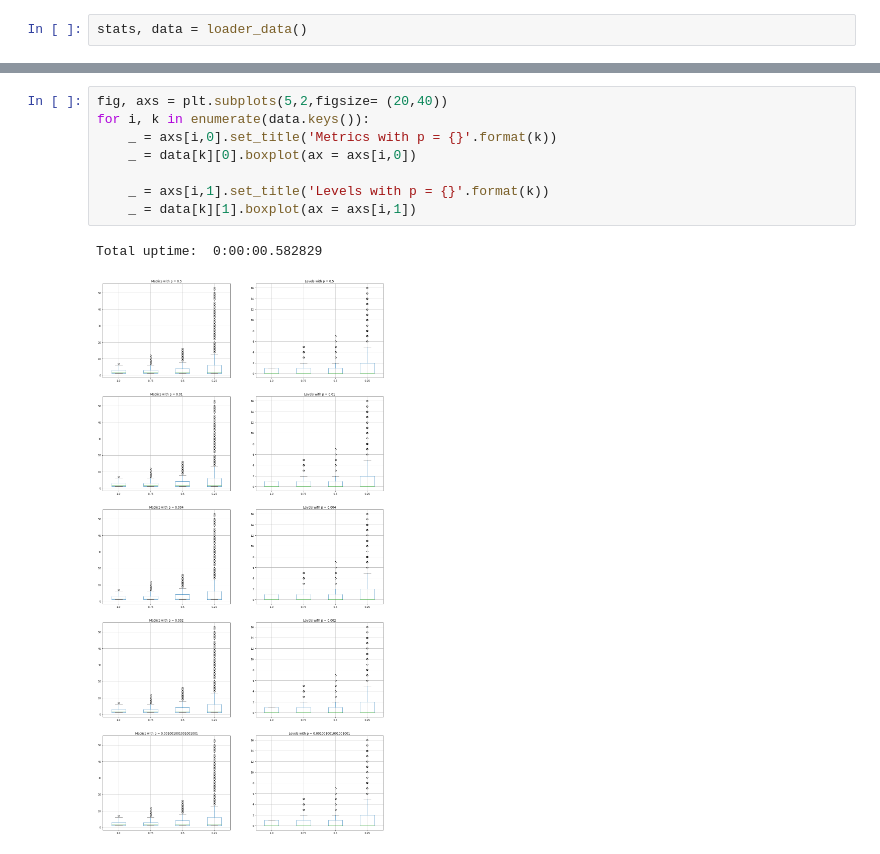
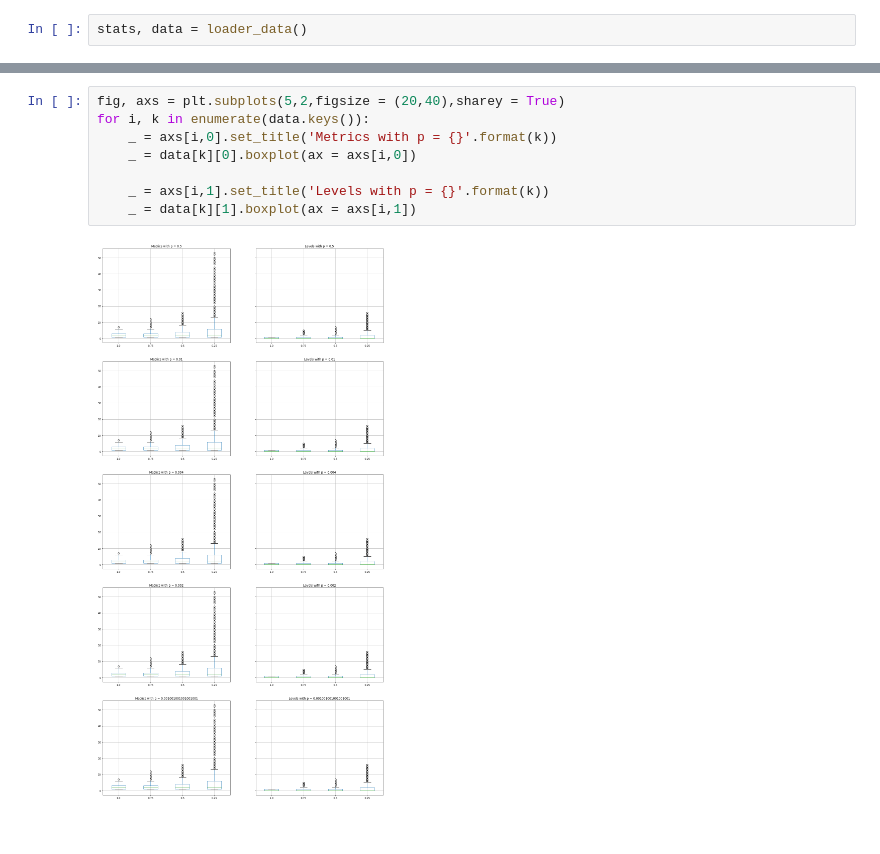
Before and after one commit to liacov/FLTR-Gnp, a Jupyter notebook: FLTR_visualization.ipynb, the cells around one changed output, grey strips where cells are left out. Cells and saved outputs as stored; diff of their text form.

Commit message:
new plot

```diff
--- a/FLTR_visualization.ipynb
+++ b/FLTR_visualization.ipynb
@@ -75,11 +35,10 @@ stats
 # %%
-fig, axs = plt.subplots(5,2,figsize= (20,40))
+fig, axs = plt.subplots(5,2,figsize = (20,40),sharey = True)
 for i, k in enumerate(data.keys()):
     _ = axs[i,0].set_title('Metrics with p = {}'.format(k))
     _ = data[k][0].boxplot(ax = axs[i,0])
 
     _ = axs[i,1].set_title('Levels with p = {}'.format(k))
     _ = data[k][1].boxplot(ax = axs[i,1])
 # %% [output]
-Total uptime:  0:00:00.582829
-[figure, old version]
+[figure, new version]
```
Also changed, not shown: parts of 2 cells of this notebook.
